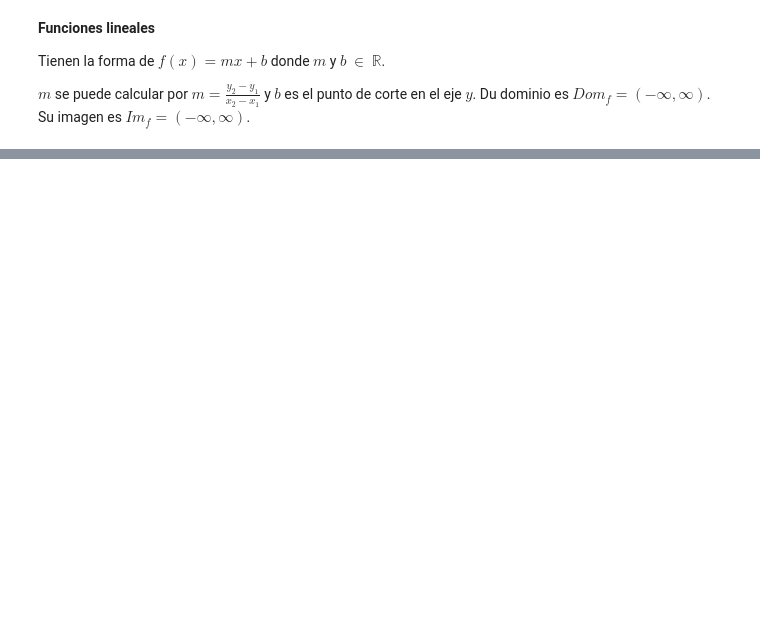
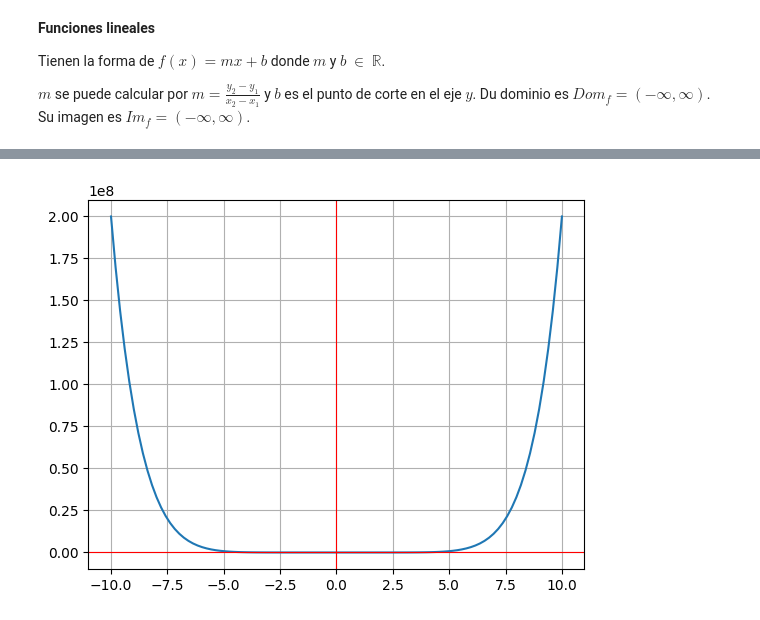
Before and after one commit to pedroboteroar/PlatziCourses, a Jupyter notebook: Math_Functions_DS_AI/notebook.ipynb, the cells around one changed output, grey strips where cells are left out. Cells and saved outputs as stored; diff of their text form; code cells hidden in the pictures; blank space fills up the shorter version.

```diff
--- a/Math_Functions_DS_AI/notebook.ipynb
+++ b/Math_Functions_DS_AI/notebook.ipynb
@@ -88,0 +125,11 @@ plt.show()
+# %%
+# Polinomio Grado PAR
+def f(x):
+    return (2*x**8)-(x**4)+(3*x**2)+4
+
+y = f(x)
+
+graph(x,y)
+plt.show()
+# %% [output]
+[figure, added]
```
Also changed, not shown: parts of 52 cells of this notebook.
